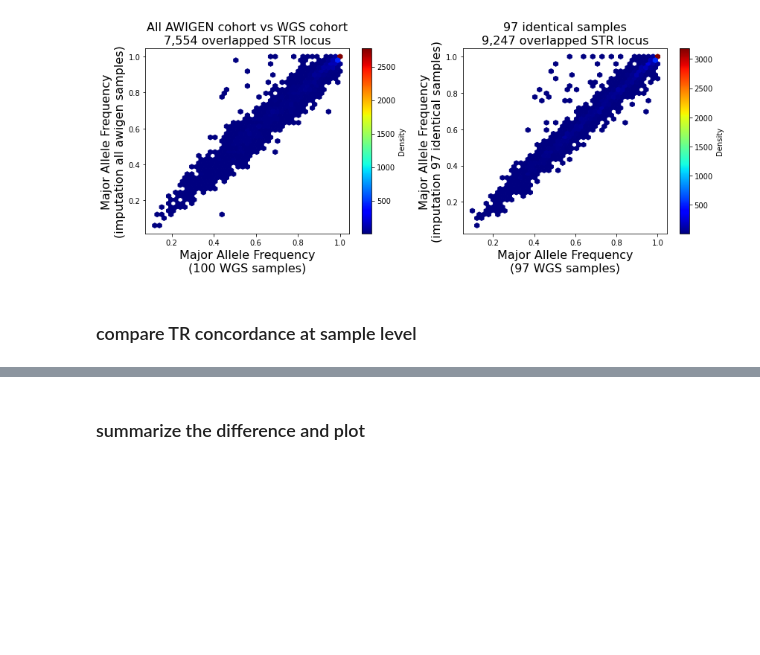
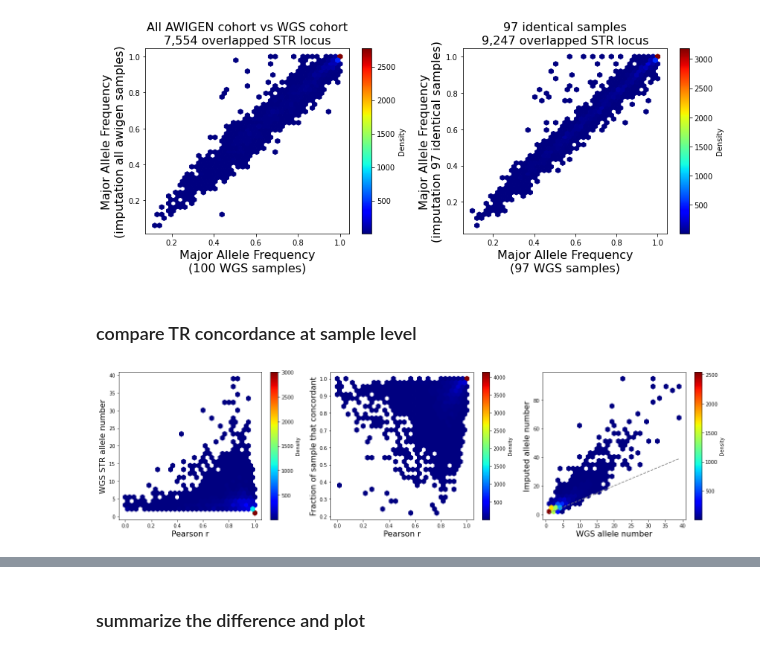
Before and after one commit to yli091230/AWIGEN_TRs, a Jupyter notebook: notebooks/plinkVcf_quality_check/converted_vcf_quality_check.ipynb, the cells around one changed output, grey strips where cells are left out. Saved outputs shown, nothing was run; the diff lists cells and outputs as text; code cells hidden in the pictures; blank space fills up the shorter version.

```diff
--- a/notebooks/plinkVcf_quality_check/converted_vcf_quality_check.ipynb
+++ b/notebooks/plinkVcf_quality_check/converted_vcf_quality_check.ipynb
@@ -458,0 +481,40 @@ concord_df_final["concordant_frac"] = (concord_df_final.concordant_sample_n/conc
+# %%
+min_num = 1
+
+fig, axs = plt.subplots(1,3,figsize=(18,5))
+ax_list = axs.flatten()
+x = concord_df_final.pearson_r.abs().tolist()
+y = concord_df_final.wgs_alleles_num.tolist()
+sc = ax_list[0].hexbin(x, y, gridsize=30, cmap="jet", mincnt=min_num)
+cbar = plt.colorbar(sc, ax=ax_list[0])
+cbar.set_label('Density')
+ax_list[0].set_xlabel("Pearson r", fontsize=16)
+ax_list[0].set_ylabel("WGS STR allele number", fontsize=16)
+
+x = concord_df_final.pearson_r.abs().tolist()
+y = concord_df_final.concordant_frac.tolist()
+sc = ax_list[1].hexbin(x, y, gridsize=30, cmap="jet", mincnt=min_num)
+cbar = plt.colorbar(sc, ax=ax_list[1])
+cbar.set_label('Density')
+ax_list[1].set_xlabel("Pearson r", fontsize=16)
+ax_list[1].set_ylabel("Fraction of sample that concordant", fontsize=16)
+
+x = concord_df_final.wgs_alleles_num.tolist()
+y = concord_df_final.impute_alleles_num.tolist()
+sc = ax_list[2].hexbin(x, y, gridsize=30, cmap="jet", mincnt=min_num)
+cbar = plt.colorbar(sc, ax=ax_list[2])
+cbar.set_label('Density')
+ax_list[2].set_xlabel("WGS allele number", fontsize=16)
+ax_list[2].set_ylabel("Imputed allele number", fontsize=16)
+
+min_val = min(min(x), min(y))
+max_val = min(max(x), max(y))
+ax_list[2].plot([min_val, max_val], [min_val, max_val], color='grey', linestyle='--', label='y = x')
+
+# ax_list[2].set_ylim([0,90])
+# ax_list[2].set_xlim([0,90])
+
+# ax_list[0].set_title(f"Alleles filtered by MAF\n {len(x):,} alleles after filtering", fontsize=16)
+fig.tight_layout()
+# %% [output]
+[figure, added]
```
Also changed, not shown: parts of 10 cells of this notebook, 2 other files.
